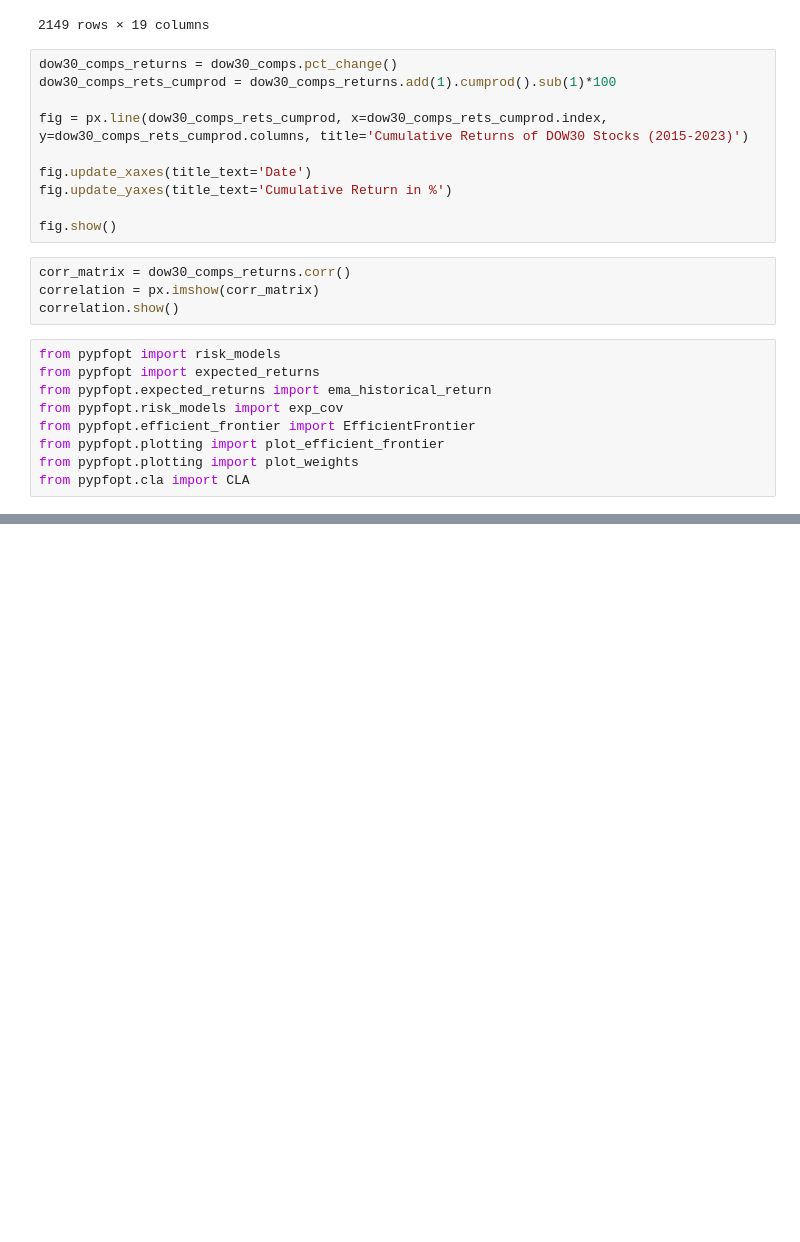
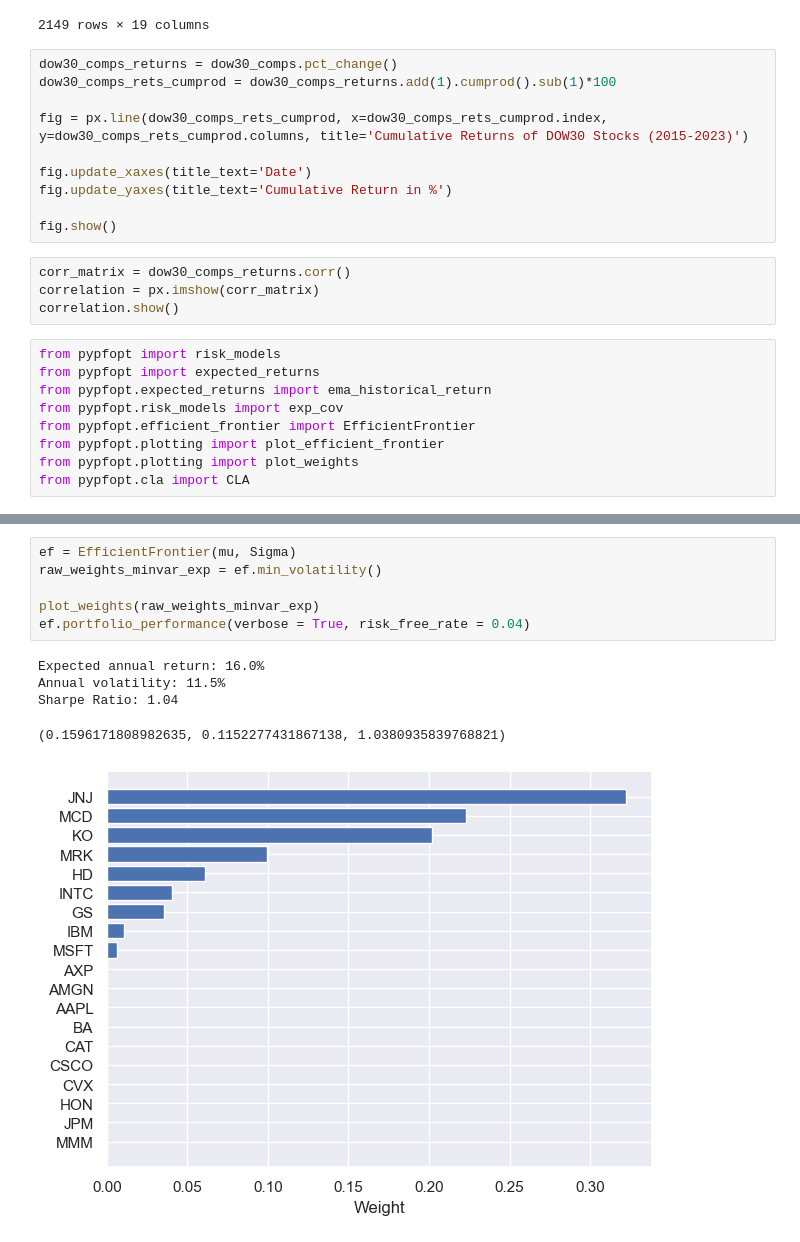
Before and after one commit to abhijay-agarwal/python-experiments, a Jupyter notebook: allocations.ipynb, the cells around one changed output, grey strips where cells are left out. Drawn from its saved outputs; the diff is of its cells as text; blank space fills up the shorter version.

```diff
--- a/allocations.ipynb
+++ b/allocations.ipynb
@@ -180,0 +256,12 @@ from pypfopt.cla import CLA
+# %%
+ef = EfficientFrontier(mu, Sigma)
+raw_weights_minvar_exp = ef.min_volatility()
+
+plot_weights(raw_weights_minvar_exp)
+ef.portfolio_performance(verbose = True, risk_free_rate = 0.04)
+# %% [output]
+Expected annual return: 16.0%
+Annual volatility: 11.5%
+Sharpe Ratio: 1.04
+(0.1596171808982635, 0.1152277431867138, 1.0380935839768821)
+[figure, added]
```
Also changed, not shown: parts of 8 cells of this notebook, 1 other file.
